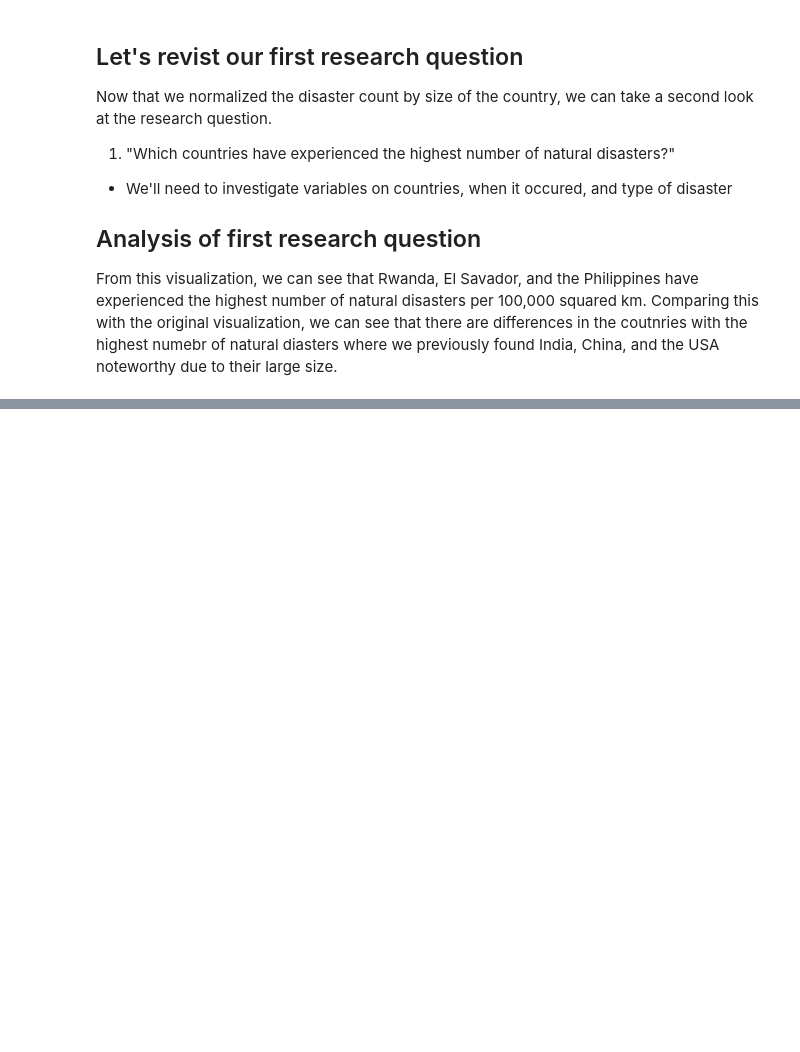
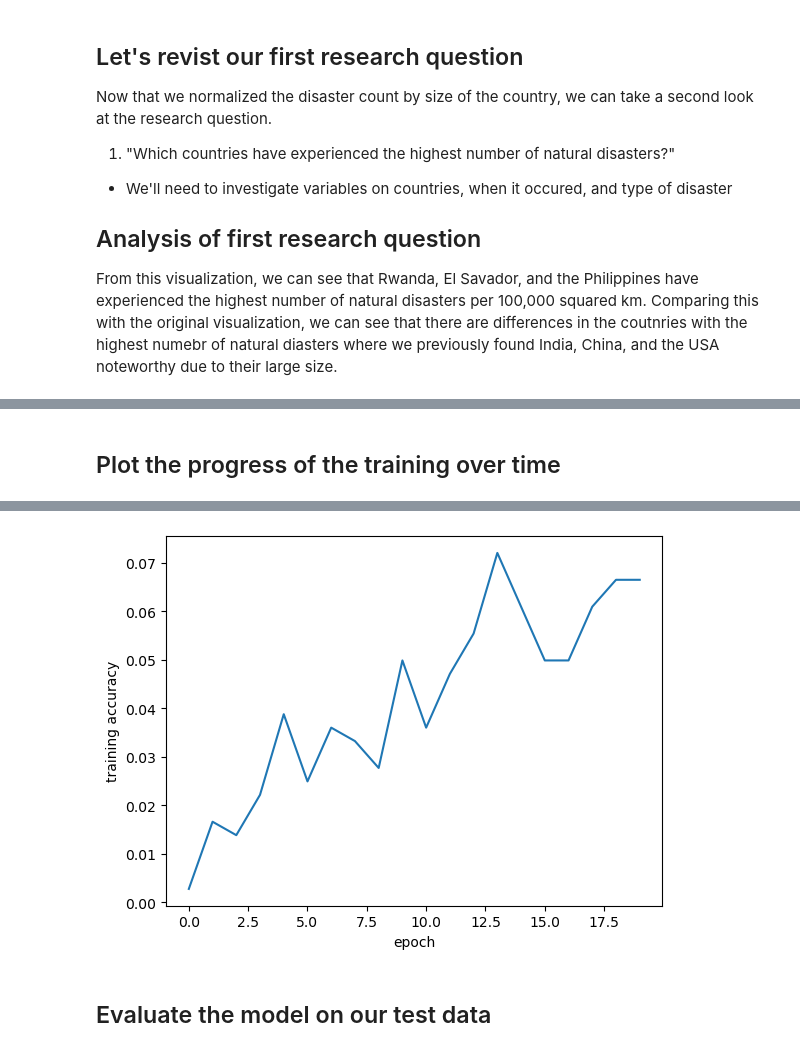
Before and after one commit to megaminding/machine_learning_research, a Jupyter notebook: posts/Environmental Machine Learning Project/index.ipynb, the cells around one changed output, grey strips where cells are left out. Cells and saved outputs as stored; diff of their text form; code cells hidden in the pictures; blank space fills up the shorter version.

```diff
--- a/posts/Environmental Machine Learning Project/index.ipynb
+++ b/posts/Environmental Machine Learning Project/index.ipynb
@@ -800,0 +832,22 @@ From this visualization, we can see that Rwanda, El Savador, and the Philippines
+# %%
+url = "https://archive.ics.uci.edu/ml/machine-learning-databases/forest-fires/forestfires.csv"
+fires = pd.read_csv(url)
+
+# Focus on specific data and drop missing rows
+df = fires[["FFMC", "DMC", "DC", "RH", "temp"]].dropna()
+# FFMC index from the FWI system: 18.7 to 96.20
+# DMC index from the FWI system: 1.1 to 291.3
+# DC index from the FWI system: 7.9 to 860.6
+# relative humidity: 15.0 to 100
+# month of the year: 'jan' to 'dec'
+
+# Encode the "month" column as the target
+le = LabelEncoder()
+y = le.fit_transform(df["temp"])
+
+# Predictor data
+X = df[["FFMC", "DMC", "DC", "RH"]]
+X = np.array(X, dtype=np.float32)
+
+# Train-test split
+X_train, X_test, y_train, y_test = train_test_split(X, y, test_size=0.3)
@@ -800,0 +873,9 @@ From this visualization, we can see that Rwanda, El Savador, and the Philippines
+# %%
+from keras import layers
+
+model = keras.models.Sequential([
+    layers.Input((4,)),
+    layers.Dense(500, activation="relu"),
+    layers.Dense(500, activation="relu"),
+    layers.Dense(len(np.unique(y)))
+])
@@ -800,0 +945,5 @@ From this visualization, we can see that Rwanda, El Savador, and the Philippines
+# %%
+loss_fn = keras.losses.SparseCategoricalCrossentropy(from_logits=True)
+model.compile(optimizer= "adam", loss = loss_fn, metrics=["accuracy"])
+# %%
+history = model.fit(X_train, y_train, epochs = 20,  verbose=1)
@@ -800,0 +968,7 @@ From this visualization, we can see that Rwanda, El Savador, and the Philippines
+# %% [markdown]
+## Plot the progress of the training over time
+# %%
+from matplotlib import pyplot as plt
+plt.plot(history.history["accuracy"])
+plt.gca().set(xlabel="epoch", ylabel="training accuracy")
+# %% [output]
@@ -800,0 +976,3 @@ From this visualization, we can see that Rwanda, El Savador, and the Philippines
+[figure, added]
+# %% [markdown]
+## Evaluate the model on our test data
```
Also changed, not shown: parts of 27 cells of this notebook, 24 other files.
